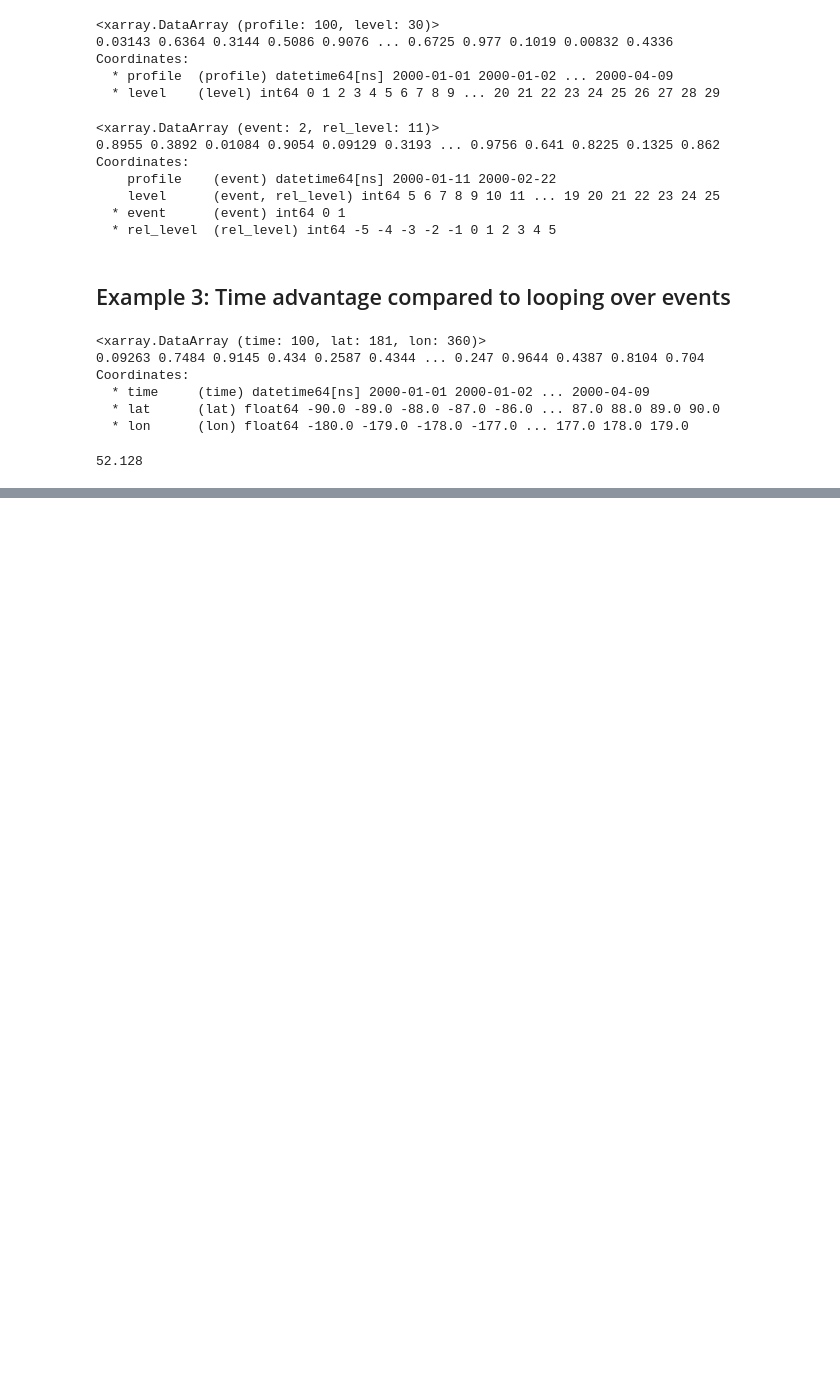
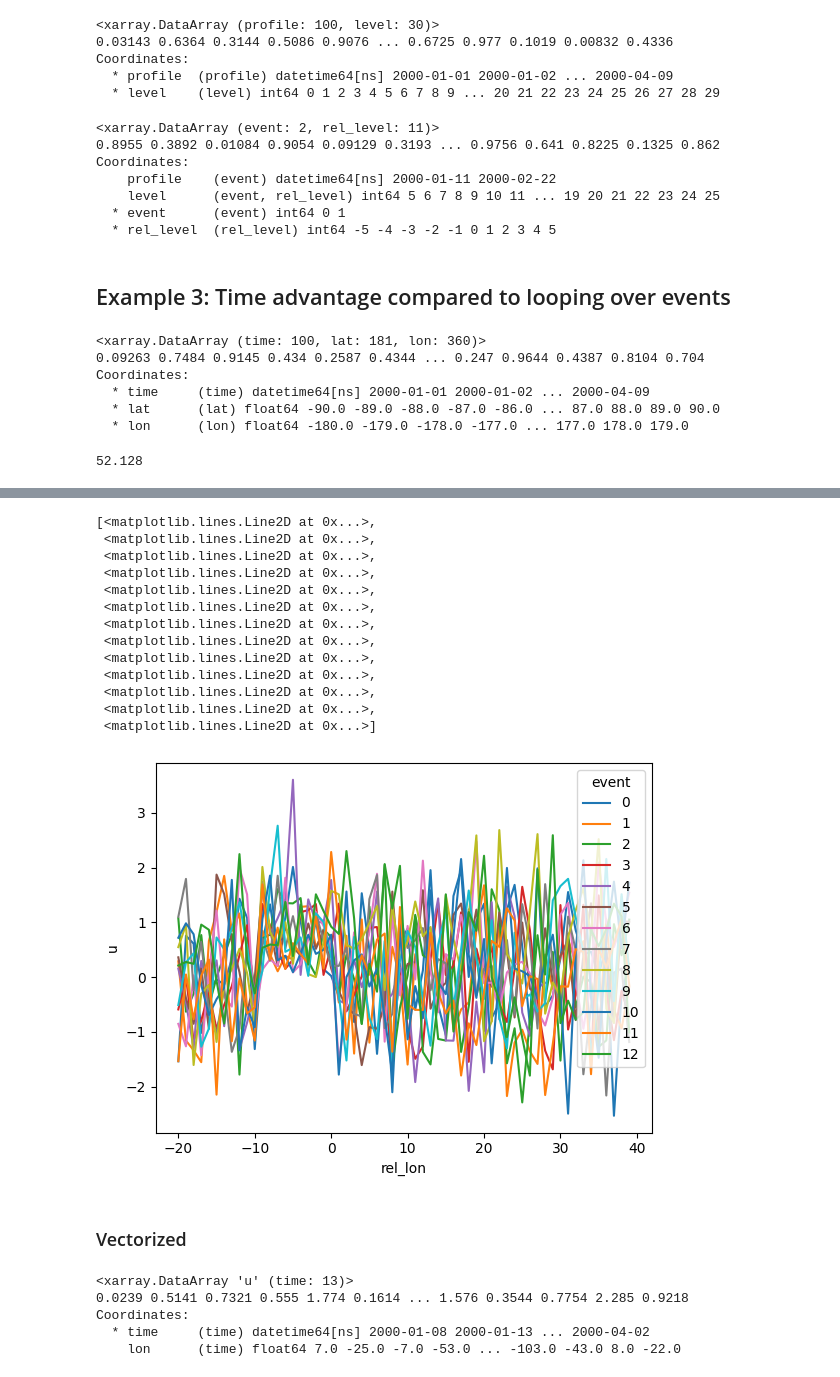
Before and after one commit to jonas-spaeth/xevent, a Jupyter notebook: docs/source/examples/example1.ipynb, the cells around one changed output, grey strips where cells are left out. Drawn from its saved outputs; the diff is of its cells as text; code cells hidden in the pictures; blank space fills up the shorter version.

Commit message:
add example of how to find events

```diff
--- a/docs/source/examples/example1.ipynb
+++ b/docs/source/examples/example1.ipynb
@@ -167,0 +175,13 @@ xr.testing.assert_equal(xarray_result.drop_vars(["lon", "lat", "time"]), composi
+# %%
+# sample dataarray with 100 time steps and 360 longitudes
+np.random.seed(42)
+da = xr.DataArray(
+    np.random.normal(size=(100, 360)),
+    dims=["time", "lon"],
+    coords={
+        "time": pd.date_range("2000-01-01", periods=100),
+        "lon": np.linspace(-180, 179, 360),
+    },
+    name="u",
+)
+da
@@ -167,0 +196,14 @@ xr.testing.assert_equal(xarray_result.drop_vars(["lon", "lat", "time"]), composi
+# %%
+events = []
+for t in da.time:
+    da_selected_t = da.sel(time=t)
+    blocks_in_question = da_selected_t.rolling(lon=10).min() > 0
+    if blocks_in_question.max() == False:
+        # no event
+        continue
+    else:
+        # first longitude of the block (argmax points to first True value)
+        lon_event_start = blocks_in_question.lon.isel(lon=blocks_in_question.argmax())
+        events.append({"time": t.values, "lon": lon_event_start.values.item()})
+print("Number of events:", len(events))
+events
@@ -167,0 +225,7 @@ xr.testing.assert_equal(xarray_result.drop_vars(["lon", "lat", "time"]), composi
+# %%
+da_composite = xevent.composite(
+    da,
+    events,
+    relative_coords=dict(lon=np.arange(-20, 40)),
+)
+da_composite
@@ -167,0 +240,32 @@ xr.testing.assert_equal(xarray_result.drop_vars(["lon", "lat", "time"]), composi
+# %%
+da_composite.plot(hue="event")
+# %% [output]
+[<matplotlib.lines.Line2D at 0x...>,
+ <matplotlib.lines.Line2D at 0x...>,
+ <matplotlib.lines.Line2D at 0x...>,
+ <matplotlib.lines.Line2D at 0x...>,
+ <matplotlib.lines.Line2D at 0x...>,
+ <matplotlib.lines.Line2D at 0x...>,
+ <matplotlib.lines.Line2D at 0x...>,
+ <matplotlib.lines.Line2D at 0x...>,
+ <matplotlib.lines.Line2D at 0x...>,
+ <matplotlib.lines.Line2D at 0x...>,
+ <matplotlib.lines.Line2D at 0x...>,
+ <matplotlib.lines.Line2D at 0x...>,
+ <matplotlib.lines.Line2D at 0x...>]
+[figure, added]
+# %% [markdown]
+### Vectorized
+# %%
+lons_in_question = (da.rolling(lon=10).min() > 0).argmax("lon")
+lons_in_question = lons_in_question.where(lons_in_question > 0, drop=True).astype("int")
+
+
+event_centers = da.sel(time=lons_in_question.time).isel(lon=lons_in_question)
+event_centers
+# %% [output]
+<xarray.DataArray 'u' (time: 13)>
+0.0239 0.5141 0.7321 0.555 1.774 0.1614 ... 1.576 0.3544 0.7754 2.285 0.9218
+Coordinates:
+  * time     (time) datetime64[ns] 2000-01-08 2000-01-13 ... 2000-04-02
+    lon      (time) float64 7.0 -25.0 -7.0 -53.0 ... -103.0 -43.0 8.0 -22.0
```
Also changed, not shown: parts of 11 cells of this notebook, 2 other files.
